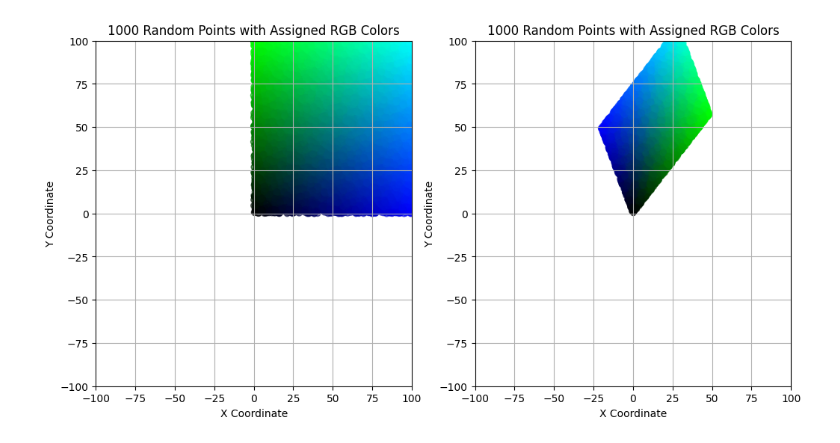
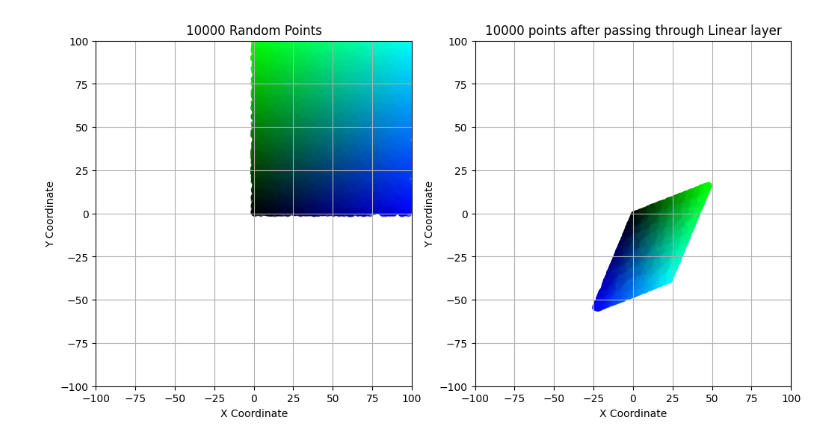
Before and after one commit to chinmay8bit/MachineLearningStuff, a Jupyter notebook: Linear_transformations_visualized.ipynb, the cells around one changed output. Drawn from its saved outputs; the diff is of its cells as text; code cells hidden in the pictures.

```diff
--- a/Linear_transformations_visualized.ipynb
+++ b/Linear_transformations_visualized.ipynb
@@ -67,7 +81,7 @@ plt.show()
 # %%
 # prompt: pytorch linear layer with 2 in and 2 out
 
-linear_layer = torch.nn.Linear(in_features=2, out_features=2, bias=False)
+linear_layer = torch.nn.Linear(in_features=2, out_features=2)
 new_coordinates = linear_layer(coordinates)
 
 max_value = torch.max(new_coordinates)
@@ -76,33 +90,33 @@ min_value = torch.min(new_coordinates)
 # print(max_value)
 # print(min_value)
 
 
 plt.figure(figsize=(12, 6))
 
 # First subplot
 plt.subplot(1, 2, 1)  # 1 row, 2 columns, first plot
 plt.scatter(coordinates[:, 0].numpy(), coordinates[:, 1].numpy(),
             color=normalized_colors.numpy(), alpha=0.6)
 
 plt.xlim(-100, 100)
 plt.ylim(-100, 100)
 plt.xlabel('X Coordinate')
 plt.ylabel('Y Coordinate')
-plt.title('1000 Random Points with Assigned RGB Colors')
+plt.title('10000 Random Points')
 plt.grid(True)
 
 # Second subplot
 plt.subplot(1, 2, 2)  # 1 row, 2 columns, second plot
 plt.scatter(new_coordinates[:, 0].detach().numpy(), new_coordinates[:, 1].detach().numpy(),
             color=normalized_colors.numpy(), alpha=0.6)
 
 plt.xlim(-100, 100)
 plt.ylim(-100, 100)
 plt.xlabel('X Coordinate')
 plt.ylabel('Y Coordinate')
-plt.title('1000 Random Points with Assigned RGB Colors')
+plt.title('10000 points after passing through Linear layer')
 plt.grid(True)
 
 plt.show()
 # %% [output]
-[figure, old version]
+[figure, new version]
```
Also changed, not shown: parts of 7 cells of this notebook.
